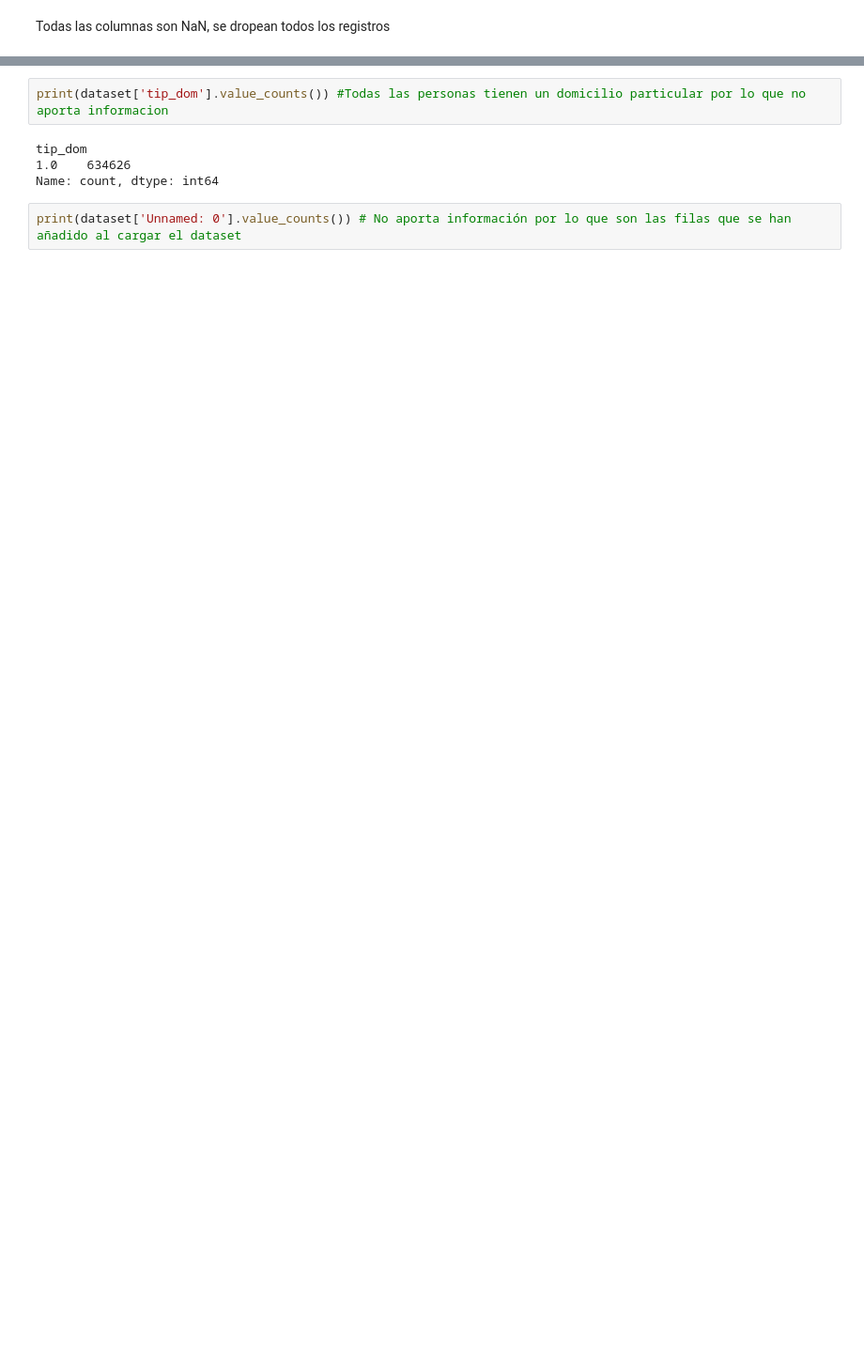
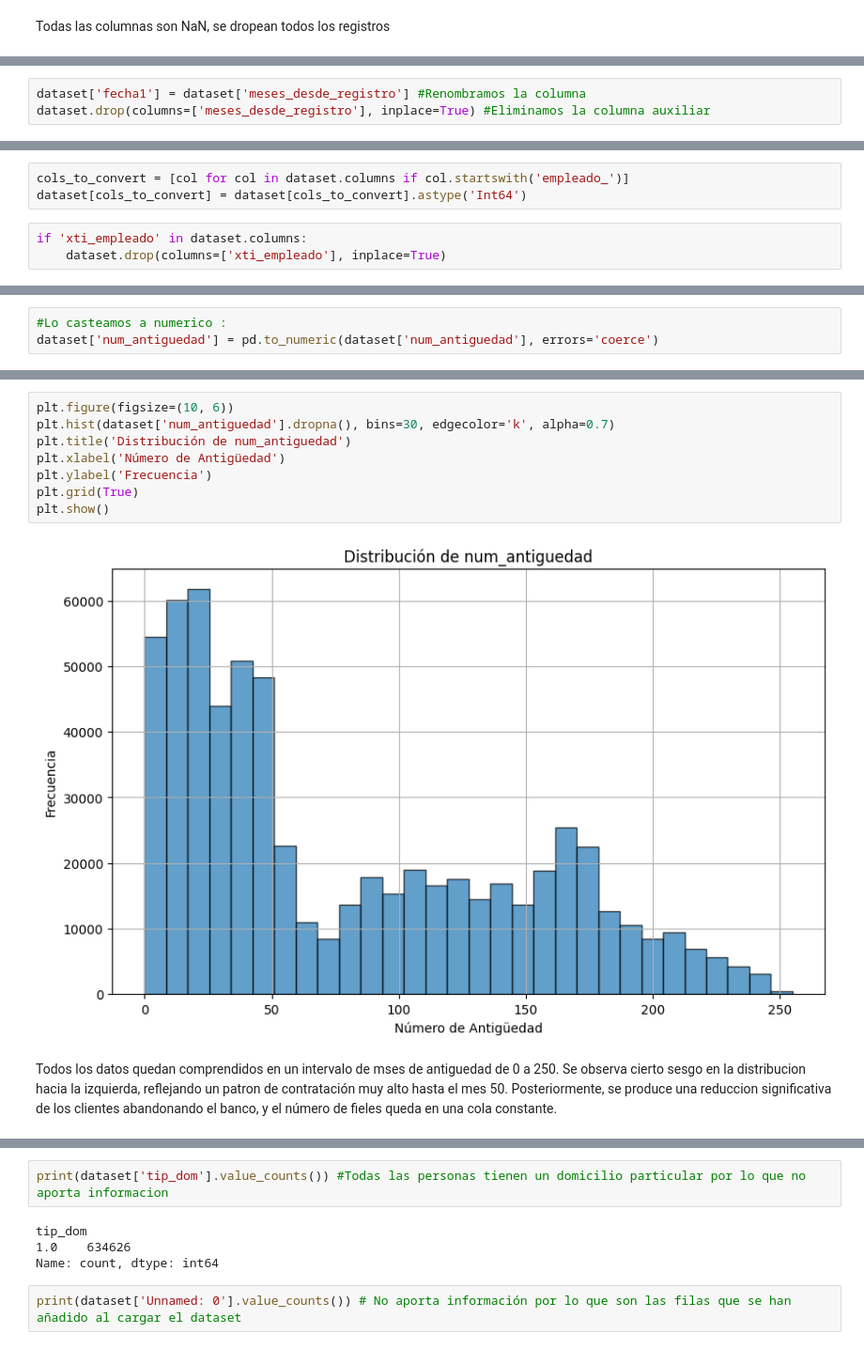
Before and after one commit to pepelopelope/Banking-Product-Recommendations-ML-Project, a Jupyter notebook: Codigo.ipynb, the cells around one changed output, grey strips where cells are left out. Shown at 94% size. Saved outputs shown, nothing was run; the diff lists cells and outputs as text; blank space fills up the shorter version.

```diff
--- a/Codigo.ipynb
+++ b/Codigo.ipynb
@@ -392,0 +379,3 @@ dataset.dropna(subset=['fecha1'], inplace=True)
+# %%
+dataset['fecha1'] = dataset['meses_desde_registro'] #Renombramos la columna
+dataset.drop(columns=['meses_desde_registro'], inplace=True) #Eliminamos la columna auxiliar
@@ -392,0 +420,6 @@ dataset.dropna(subset=['fecha1'], inplace=True)
+# %%
+cols_to_convert = [col for col in dataset.columns if col.startswith('empleado_')]
+dataset[cols_to_convert] = dataset[cols_to_convert].astype('Int64')
+# %%
+if 'xti_empleado' in dataset.columns:
+    dataset.drop(columns=['xti_empleado'], inplace=True)
@@ -392,0 +453,3 @@ dataset.dropna(subset=['fecha1'], inplace=True)
+# %%
+#Lo casteamos a numerico :
+dataset['num_antiguedad'] = pd.to_numeric(dataset['num_antiguedad'], errors='coerce')
@@ -392,0 +497,12 @@ dataset.dropna(subset=['fecha1'], inplace=True)
+# %%
+plt.figure(figsize=(10, 6))
+plt.hist(dataset['num_antiguedad'].dropna(), bins=30, edgecolor='k', alpha=0.7)
+plt.title('Distribución de num_antiguedad')
+plt.xlabel('Número de Antigüedad')
+plt.ylabel('Frecuencia')
+plt.grid(True)
+plt.show()
+# %% [output]
+[figure, added]
+# %% [markdown]
+Todos los datos quedan comprendidos en un intervalo de mses de antiguedad de 0 a 250. Se observa cierto sesgo en la distribucion hacia la izquierda, reflejando un patron de contratación muy alto hasta el mes 50. Posteriormente, se produce una reduccion significativa de los clientes abandonando el banco, y el número de fieles queda en una cola constante.
```
Also changed, not shown: parts of 40 cells of this notebook.
